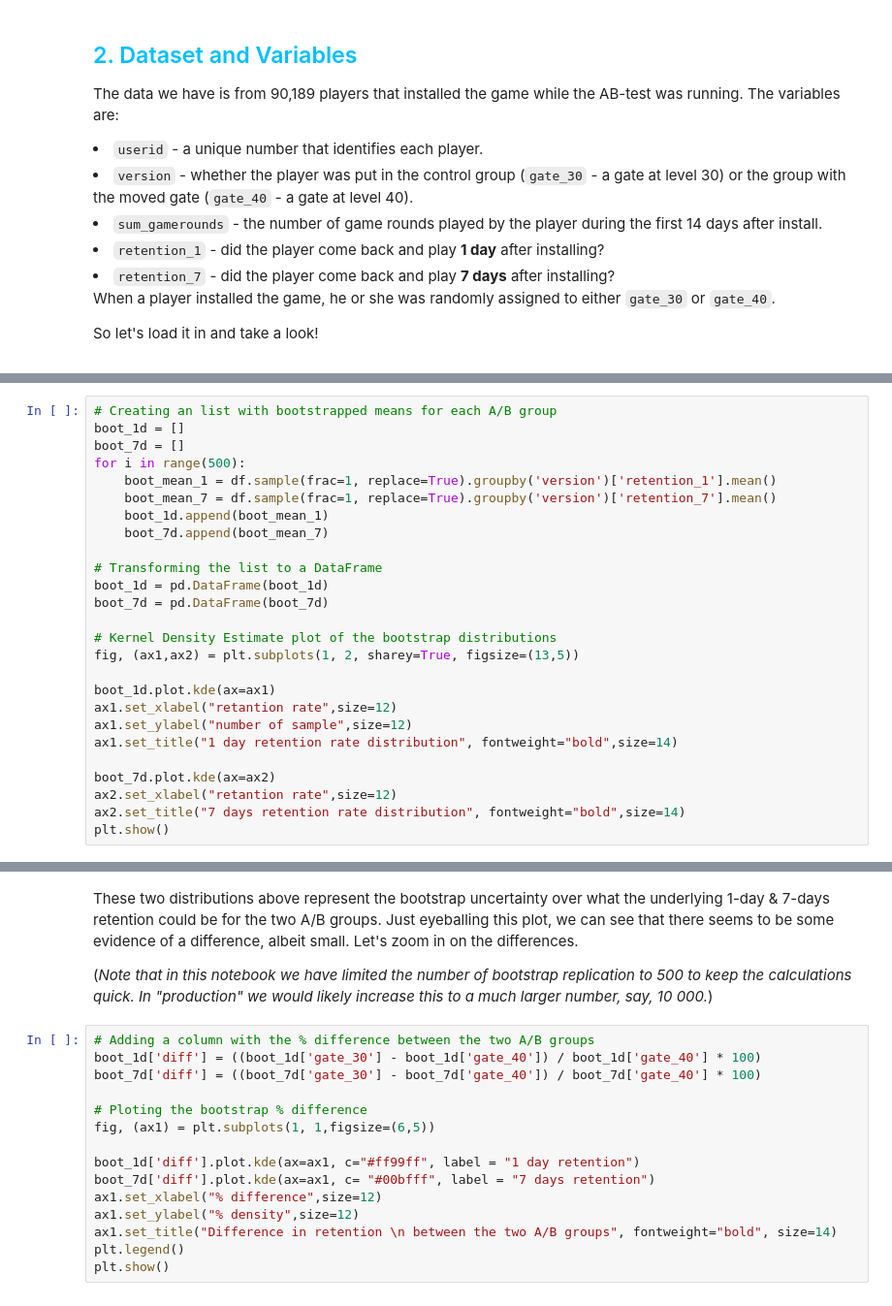
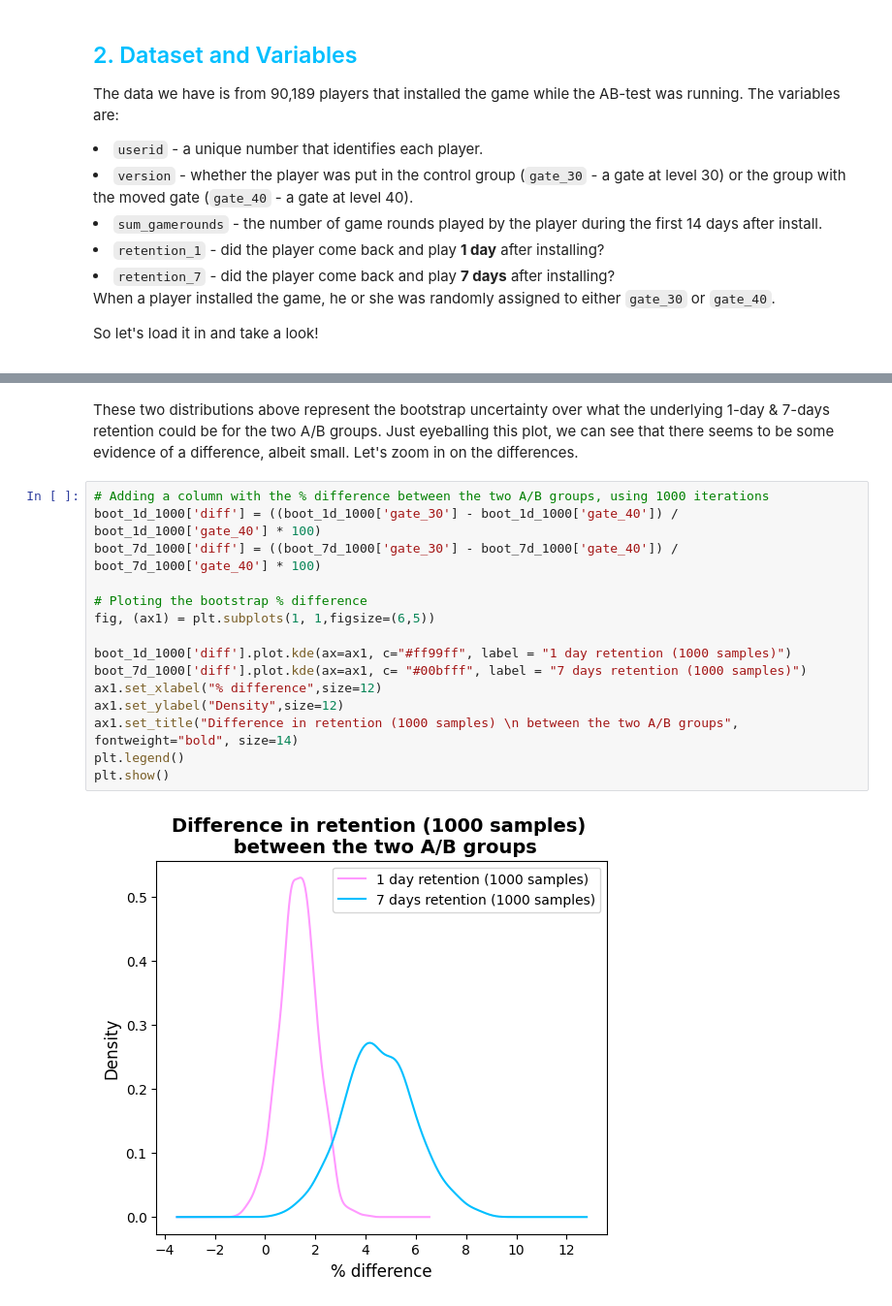
Before and after one commit to YannnnnaY/Course-Projects, a Jupyter notebook: Mobile_Games_AB_Testing_with_Cookie_Cats.ipynb, the cells around one changed output, grey strips where cells are left out. Shown at 97% size. Saved outputs shown, nothing was run; the diff lists cells and outputs as text.

```diff
--- a/Mobile_Games_AB_Testing_with_Cookie_Cats.ipynb
+++ b/Mobile_Games_AB_Testing_with_Cookie_Cats.ipynb
@@ -137,29 +187,3 @@ We'll use **bootstrapping** for A/B testing. The basic idea of bootstrapping is
 4. Calculating retention rate difference between the two A/B groups
 5. Calculating the probability that 1-day & 7-days retentions are greater when the gate is at level 30
 6. Evaluating results and making recommendation
-# %%
-# Creating an list with bootstrapped means for each A/B group
-boot_1d = []
-boot_7d = []
-for i in range(500):
-    boot_mean_1 = df.sample(frac=1, replace=True).groupby('version')['retention_1'].mean()
-    boot_mean_7 = df.sample(frac=1, replace=True).groupby('version')['retention_7'].mean()
-    boot_1d.append(boot_mean_1)
-    boot_7d.append(boot_mean_7)
-
-# Transforming the list to a DataFrame
-boot_1d = pd.DataFrame(boot_1d)
-boot_7d = pd.DataFrame(boot_7d)
-
-# Kernel Density Estimate plot of the bootstrap distributions
-fig, (ax1,ax2) = plt.subplots(1, 2, sharey=True, figsize=(13,5))
-
-boot_1d.plot.kde(ax=ax1)
-ax1.set_xlabel("retantion rate",size=12)
-ax1.set_ylabel("number of sample",size=12)
-ax1.set_title("1 day retention rate distribution", fontweight="bold",size=14)
-
-boot_7d.plot.kde(ax=ax2)
-ax2.set_xlabel("retantion rate",size=12)
-ax2.set_title("7 days retention rate distribution", fontweight="bold",size=14)
-plt.show()
@@ -166,19 +242,20 @@ plt.show()
 # %% [markdown]
 <p>These two distributions above represent the bootstrap uncertainty over what the underlying 1-day & 7-days retention could be for the two A/B groups. Just eyeballing this plot, we can see that there seems to be some evidence of a difference, albeit small. Let's zoom in on the differences.</p>
-<p>(<em>Note that in this notebook we have limited the number of bootstrap replication to 500 to keep the calculations quick. In "production" we would likely increase this to a much larger number, say, 10 000.</em>)</p>
 # %%
-# Adding a column with the % difference between the two A/B groups
-boot_1d['diff'] = ((boot_1d['gate_30'] - boot_1d['gate_40']) / boot_1d['gate_40'] * 100)
-boot_7d['diff'] = ((boot_7d['gate_30'] - boot_7d['gate_40']) / boot_7d['gate_40'] * 100)
+# Adding a column with the % difference between the two A/B groups, using 1000 iterations
+boot_1d_1000['diff'] = ((boot_1d_1000['gate_30'] - boot_1d_1000['gate_40']) / boot_1d_1000['gate_40'] * 100)
+boot_7d_1000['diff'] = ((boot_7d_1000['gate_30'] - boot_7d_1000['gate_40']) / boot_7d_1000['gate_40'] * 100)
 
 # Ploting the bootstrap % difference
 fig, (ax1) = plt.subplots(1, 1,figsize=(6,5))
 
-boot_1d['diff'].plot.kde(ax=ax1, c="#ff99ff", label = "1 day retention")
-boot_7d['diff'].plot.kde(ax=ax1, c= "#00bfff", label = "7 days retention")
+boot_1d_1000['diff'].plot.kde(ax=ax1, c="#ff99ff", label = "1 day retention (1000 samples)")
+boot_7d_1000['diff'].plot.kde(ax=ax1, c= "#00bfff", label = "7 days retention (1000 samples)")
 ax1.set_xlabel("% difference",size=12)
-ax1.set_ylabel("% density",size=12)
-ax1.set_title("Difference in retention \n between the two A/B groups", fontweight="bold", size=14)
+ax1.set_ylabel("Density",size=12)
+ax1.set_title("Difference in retention (1000 samples) \n between the two A/B groups", fontweight="bold", size=14)
 plt.legend()
 plt.show()
+# %% [output]
+[figure, added]
 # %% [markdown]
```
Also changed, not shown: parts of 25 cells of this notebook.
